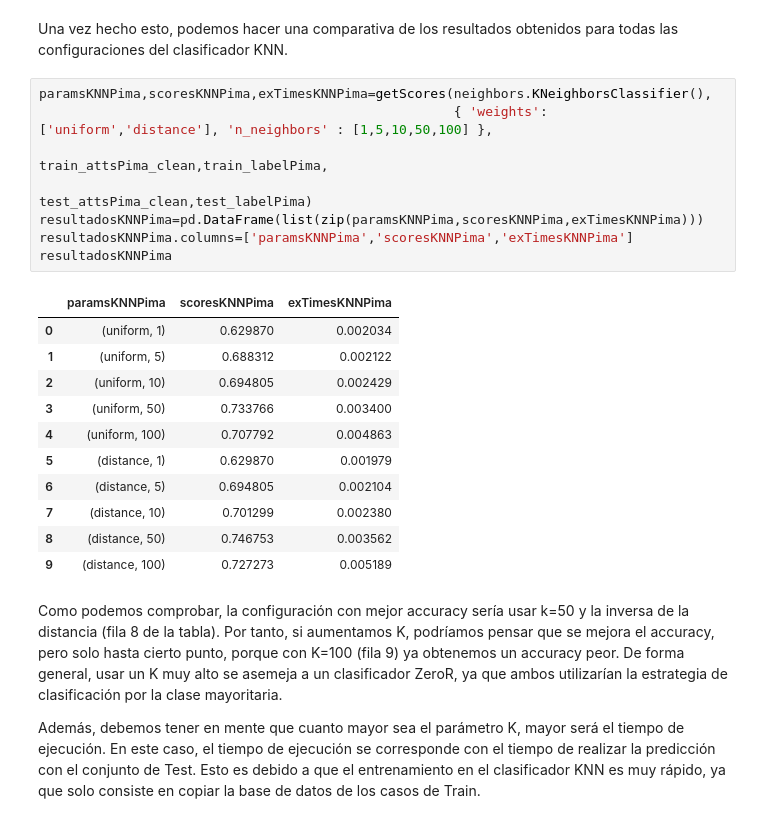
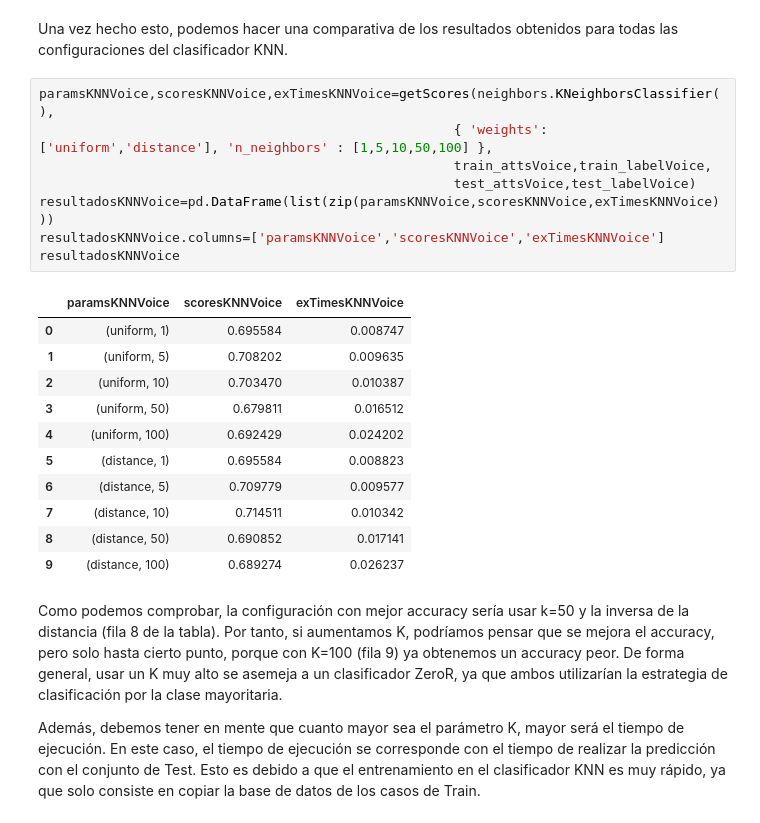
Before and after one commit to VanessaNav/DataMining, a Jupyter notebook: Prac2IvanVanessa-Copy1.ipynb, the cells around one changed output. Cells and saved outputs as stored; diff of their text form.

```diff
--- a/Prac2IvanVanessa-Copy1.ipynb
+++ b/Prac2IvanVanessa-Copy1.ipynb
@@ -437,25 +255,25 @@ test_attsPima_clean = impPima.transform(test_attsPima)
 # %% [markdown]
 Una vez hecho esto, podemos hacer una comparativa de los resultados obtenidos para todas las configuraciones del clasificador KNN.
 # %%
-paramsKNNPima,scoresKNNPima,exTimesKNNPima=getScores(neighbors.KNeighborsClassifier(),
+paramsKNNVoice,scoresKNNVoice,exTimesKNNVoice=getScores(neighbors.KNeighborsClassifier(),
                                                      { 'weights': ['uniform','distance'], 'n_neighbors' : [1,5,10,50,100] },
-                                                     train_attsPima_clean,train_labelPima,
-                                                     test_attsPima_clean,test_labelPima)
-resultadosKNNPima=pd.DataFrame(list(zip(paramsKNNPima,scoresKNNPima,exTimesKNNPima)))
-resultadosKNNPima.columns=['paramsKNNPima','scoresKNNPima','exTimesKNNPima']
-resultadosKNNPima
+                                                     train_attsVoice,train_labelVoice,
+                                                     test_attsVoice,test_labelVoice)
+resultadosKNNVoice=pd.DataFrame(list(zip(paramsKNNVoice,scoresKNNVoice,exTimesKNNVoice)))
+resultadosKNNVoice.columns=['paramsKNNVoice','scoresKNNVoice','exTimesKNNVoice']
+resultadosKNNVoice
 # %% [output]
-|  | paramsKNNPima | scoresKNNPima | exTimesKNNPima |
-| 0 | (uniform, 1) | 0.629870 | 0.002034 |
-| 1 | (uniform, 5) | 0.688312 | 0.002122 |
-| 2 | (uniform, 10) | 0.694805 | 0.002429 |
-| 3 | (uniform, 50) | 0.733766 | 0.003400 |
-| 4 | (uniform, 100) | 0.707792 | 0.004863 |
-| 5 | (distance, 1) | 0.629870 | 0.001979 |
-| 6 | (distance, 5) | 0.694805 | 0.002104 |
-| 7 | (distance, 10) | 0.701299 | 0.002380 |
-| 8 | (distance, 50) | 0.746753 | 0.003562 |
-| 9 | (distance, 100) | 0.727273 | 0.005189 |
+|  | paramsKNNVoice | scoresKNNVoice | exTimesKNNVoice |
+| 0 | (uniform, 1) | 0.695584 | 0.008747 |
+| 1 | (uniform, 5) | 0.708202 | 0.009635 |
+| 2 | (uniform, 10) | 0.703470 | 0.010387 |
+| 3 | (uniform, 50) | 0.679811 | 0.016512 |
+| 4 | (uniform, 100) | 0.692429 | 0.024202 |
+| 5 | (distance, 1) | 0.695584 | 0.008823 |
+| 6 | (distance, 5) | 0.709779 | 0.009577 |
+| 7 | (distance, 10) | 0.714511 | 0.010342 |
+| 8 | (distance, 50) | 0.690852 | 0.017141 |
+| 9 | (distance, 100) | 0.689274 | 0.026237 |
 # %% [markdown]
 Como podemos comprobar, la configuración con mejor accuracy sería usar k=50 y la inversa de la distancia (fila 8 de la tabla). Por tanto, si aumentamos K, podríamos pensar que se mejora el accuracy, pero solo hasta cierto punto, porque con K=100 (fila 9) ya obtenemos un accuracy peor. De forma general, usar un K muy alto se asemeja a un clasificador ZeroR, ya que ambos utilizarían la estrategia de clasificación por la clase mayoritaria.
 
```
Also changed, not shown: parts of 121 cells of this notebook.
